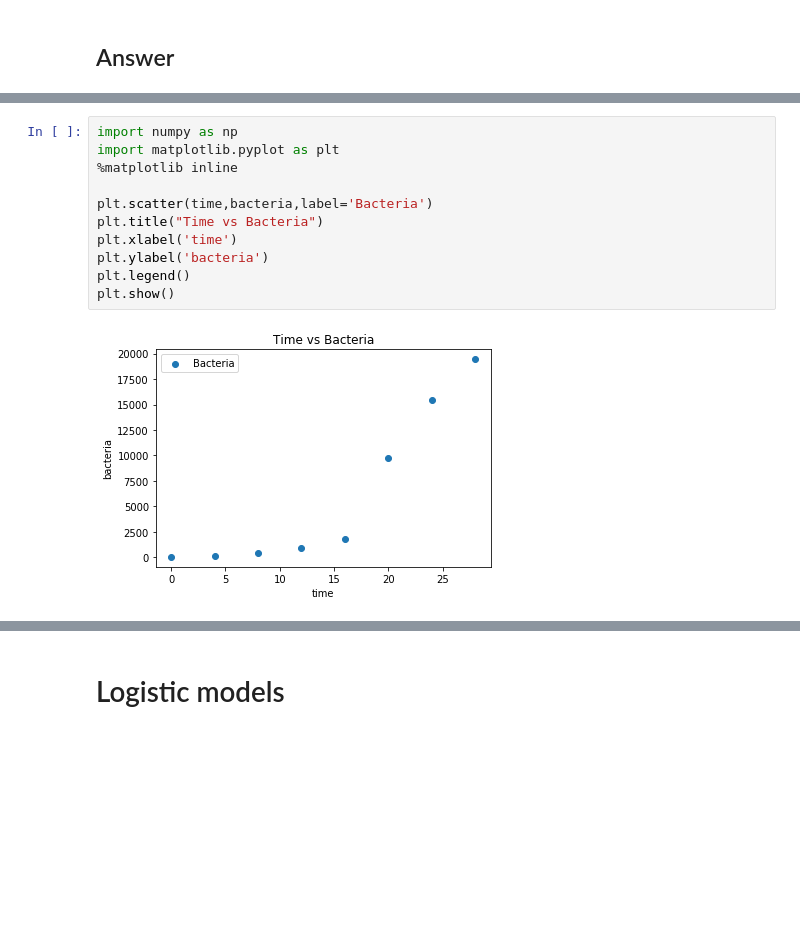
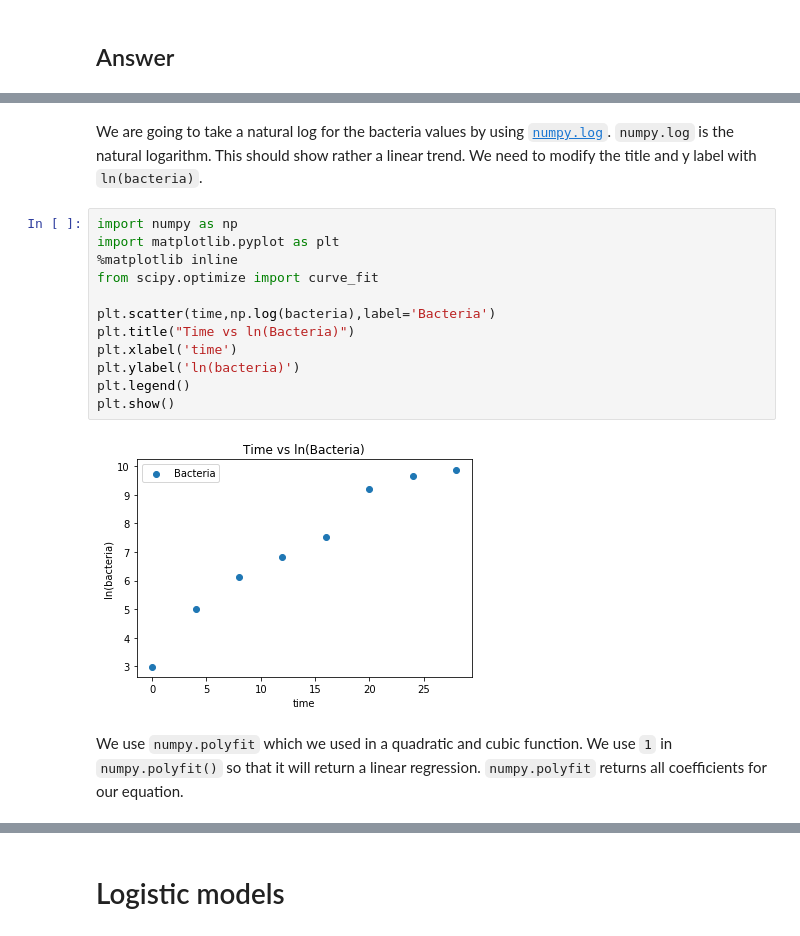
Before and after one commit to shinokada/python-for-ib-diploma-mathematics, a Jupyter notebook: Modelling_functions.ipynb, the cells around one changed output, grey strips where cells are left out. Drawn from its saved outputs; the diff is of its cells as text; blank space fills up the shorter version.

```diff
--- a/Modelling_functions.ipynb
+++ b/Modelling_functions.ipynb
@@ -619,16 +609,21 @@ print(bacteria)
+# %% [markdown]
+We are going to take a natural log for the bacteria values by using [`numpy.log`](https://docs.scipy.org/doc/numpy/reference/generated/numpy.log.html). `numpy.log` is the natural logarithm. This should show rather a linear trend. We need to modify the title and y label with `ln(bacteria)`.
 # %%
 import numpy as np
 import matplotlib.pyplot as plt
 %matplotlib inline
+from scipy.optimize import curve_fit
 
-plt.scatter(time,bacteria,label='Bacteria')
-plt.title("Time vs Bacteria")
+plt.scatter(time,np.log(bacteria),label='Bacteria')
+plt.title("Time vs ln(Bacteria)")
 plt.xlabel('time')
-plt.ylabel('bacteria')
+plt.ylabel('ln(bacteria)')
 plt.legend()
 plt.show()
 # %% [output]
-[figure, old version]
+[figure, new version]
+# %% [markdown]
+We use `numpy.polyfit` which we used in a quadratic and cubic function. We use `1` in `numpy.polyfit()` so that it will return a linear regression. `numpy.polyfit` returns all coefficients for our equation.
 # %%
 import numpy as np
 import matplotlib.pyplot as plt
```
Also changed, not shown: parts of 33 cells of this notebook.
